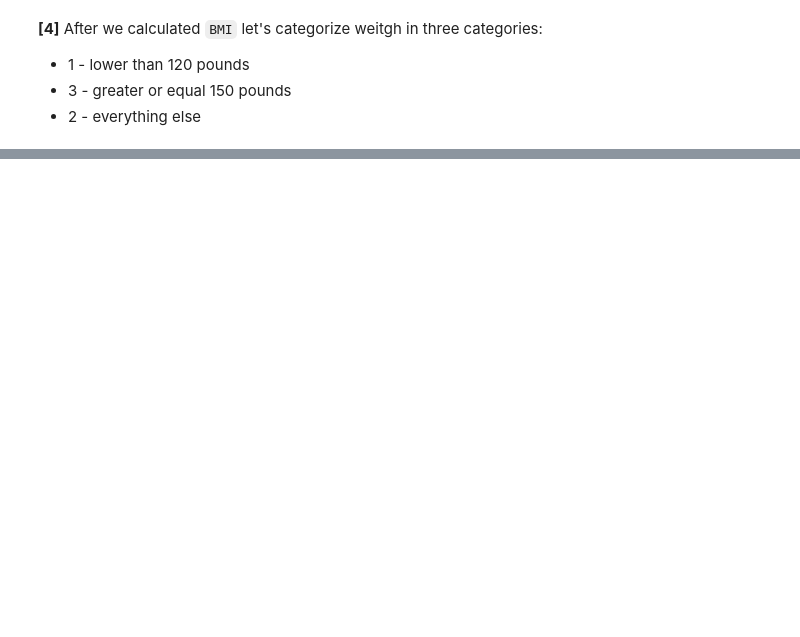
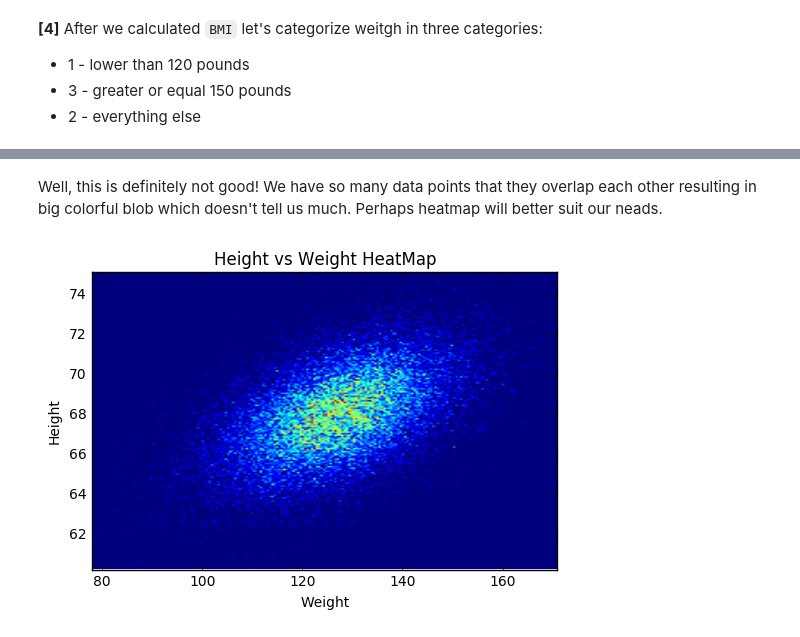
Before and after one commit to EvdokimovN/S7DataScience, a Jupyter notebook: S7DataScience.ipynb, the cells around one changed output, grey strips where cells are left out. Saved outputs shown, nothing was run; the diff lists cells and outputs as text; code cells hidden in the pictures; blank space fills up the shorter version.

```diff
--- a/S7DataScience.ipynb
+++ b/S7DataScience.ipynb
@@ -71,0 +106,16 @@ df['Weight_Category'] = df.apply(categorize, axis=1).astype('category')
+# %% [markdown]
+Well, this is definitely not good! We have so many data points that they overlap each other resulting in big colorful blob which doesn't tell us much. Perhaps heatmap will better suit our neads.
+# %%
+# Number of bins used to split data
+bins = 200
+
+heatmap, xedges, yedges = np.histogram2d(df[weight_column_index], df[height_column_index], bins=bins)
+extent = [xedges[0], xedges[-1], yedges[0], yedges[-1]]
+plt.clf()
+plt.imshow(heatmap.T, extent=extent, origin='lower', aspect=4)
+plt.title('Height vs Weight HeatMap')
+plt.ylabel('Height')
+plt.xlabel('Weight')
+plt.show()
+# %% [output]
+[figure, added]
```
Also changed, not shown: parts of 9 cells of this notebook.
